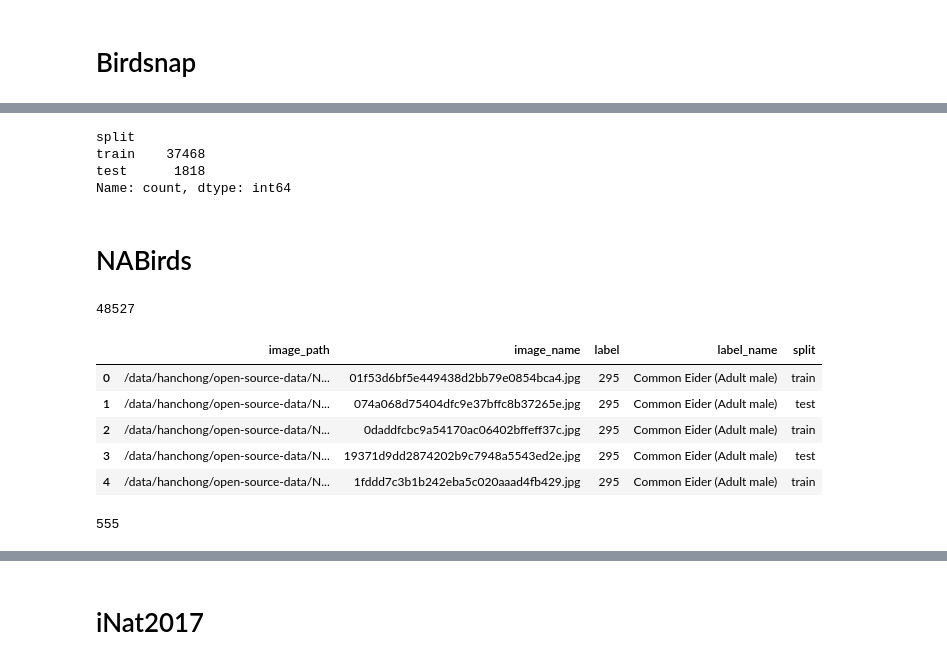
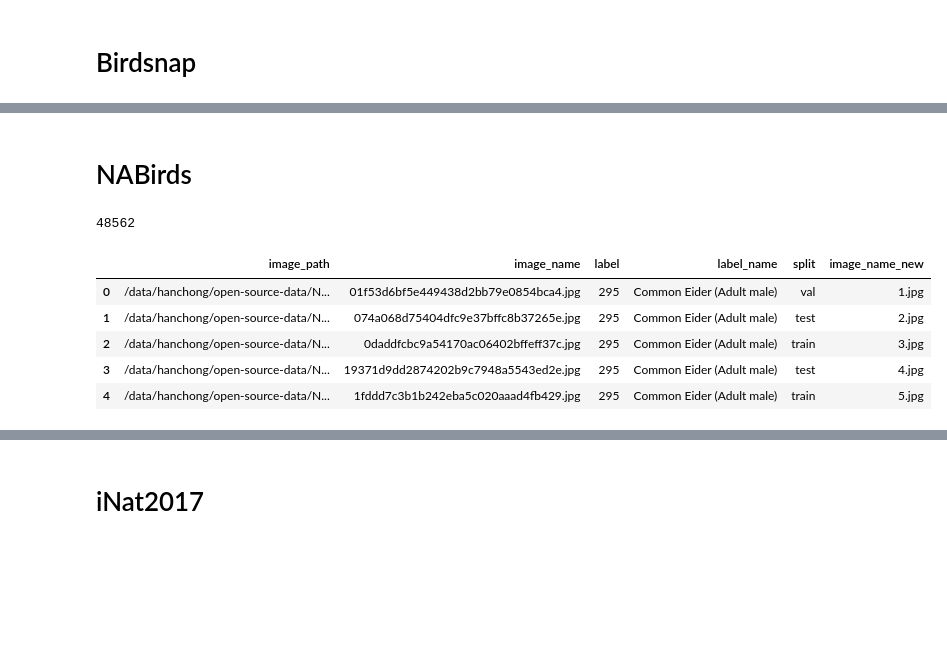
Before and after one commit to ChuaHanChong/Fine-Grained-Recognition-Using-Pretrained-Self-Supervised-Models, a Jupyter notebook: data-preparation-1.ipynb, the cells around one changed output, grey strips where cells are left out. Saved outputs shown, nothing was run; the diff lists cells and outputs as text; code cells hidden in the pictures; blank space fills up the shorter version.

Commit message:
Add data preparation notebook for multiple datasets including Oxford Flowers, CUB200-2011, Stanford Dogs, and more

```diff
--- a/data-preparation.ipynb
+++ b/data-preparation-1.ipynb
@@ -189,6 +175,9 @@ split_df = pd.concat(
 
 df = pd.merge(df, split_df, on="image_path")
 
+val_df = df[df["split"] == "train"].groupby("label").sample(n=5, random_state=42)
+df.loc[val_df.index, "split"] = "val"
+
 print(len(df))
 df.head()
 # %% [output]
@@ -429,6 +409,9 @@ for index, label_name in enumerate(sorted(df["label_name"].unique())):
 df["label"] = df["label_name"].apply(lambda x: label_name_mapping[x])
 df["split"] = df.apply(lambda x: split_mapping.get(f"{x['label_name']}/{x['image_name']}", "train"), axis=1)
 
+val_df = df[df["split"] == "train"].groupby("label").sample(n=5, random_state=42)
+df.loc[val_df.index, "split"] = "val"
+
 print(len(df))
 df.head()
 # %% [output]
@@ -462,50 +425,72 @@ Name: count, Length: 500, dtype: int64
-# %%
-df["split"].value_counts()
-# %% [output]
-split
-train    37468
-test      1818
-Name: count, dtype: int64
+# %%
+output_folder = Path("/data/hanchong/open-source-data/Birdsnap/processed-data")
+output_folder.mkdir(parents=True, exist_ok=True)
+
+df[['label', 'label_name']].drop_duplicates().sort_values(by='label').to_csv(output_folder / "labels.txt", index=False, header=False)
+df['split'].value_counts().rename('count').reset_index().to_csv(output_folder / "split-counts.csv", index=False)
+
+for split in ['train', 'val', 'test']:
+    _df = df[df['split'] == split]
+    _df.to_csv(output_folder / f"df_{split}.csv", index=False)
+    _df.groupby(['label', 'label_name']).size().rename('count').reset_index().sort_values(by='label').to_csv(output_folder / f"category-counts_{split}.csv", index=False)
+
+    split_output_folder = output_folder / split
+    split_output_folder.mkdir(parents=True, exist_ok=True)
+
+    for _, row in tqdm(_df.iterrows(), total=len(_df)):
+        if split == 'test':
+            output_path = split_output_folder / row['image_name']
+        else:
+            output_path = split_output_folder / str(row['label']) / row['image_name']
+            output_path.parent.mkdir(parents=True, exist_ok=True)
+
+        if output_path.exists():
+            continue
+
+        output_path.symlink_to(row['image_path'])
 # %% [markdown]
 # NABirds
 # %%
-paths = Path("/data/hanchong/open-source-data/NABirds/raw-data/images").rglob("*.jpg")
+paths = Path("/data/hanchong/open-source-data/NABirds/raw-data/images").rglob("*.*")
 paths = sorted(paths)
 
 label_name_mapping = {}
 with open("/data/hanchong/open-source-data/NABirds/raw-data/classes.txt") as f:
     for line in f.readlines():
         label = line.strip().split(" ", 1)[0]
         label_name = line[len(label) + 1 :].strip()
         label_name_mapping[int(label)] = label_name
 
 split_mapping = {}
 with open("/data/hanchong/open-source-data/NABirds/raw-data/train_test_split.txt") as f:
     for line in f.readlines():
         image_name, split = line.strip().split(" ")
-        split_mapping["".join(image_name.split("-")) + ".jpg"] = {0: "test", 1: "train"}[int(split)]
+        split_mapping["".join(image_name.split("-"))] = {0: "test", 1: "train"}[int(split)]
 
 df = pd.DataFrame(
     {
         "image_path": paths,
         "image_name": [path.name for path in paths],
         "label": [int(path.parent.name) for path in paths],
     }
 )
 df["label_name"] = df["label"].apply(lambda x: label_name_mapping[x])
-df["split"] = df["image_name"].apply(lambda x: split_mapping[x])
+df["split"] = df["image_name"].apply(lambda x: split_mapping[x.split(".")[0]])
+
+val_df = df[df["split"] == "train"].groupby("label").apply(
+    lambda x: x.sample(n=2 if len(x) < 15 else 5, random_state=42), include_groups=False
+)
+df.loc[val_df.index.get_level_values(1), "split"] = "val"
+
+df['image_name_new'] = (df.index + 1).astype(str) + ".jpg"
 
 print(len(df))
 df.head()
 # %% [output]
-48527
+48562
-|  | image_path | image_name | label | label_name | split |
-| 0 | /data/hanchong/open-source-data/N... | 01f53d6bf5e449438d2bb79e0854bca4.jpg | 295 | Common Eider (Adult male) | train |
-| 1 | /data/hanchong/open-source-data/N... | 074a068d75404dfc9e37bffc8b37265e.jpg | 295 | Common Eider (Adult male) | test |
-| 2 | /data/hanchong/open-source-data/N... | 0daddfcbc9a54170ac06402bffeff37c.jpg | 295 | Common Eider (Adult male) | train |
-| 3 | /data/hanchong/open-source-data/N... | 19371d9dd2874202b9c7948a5543ed2e.jpg | 295 | Common Eider (Adult male) | test |
-| 4 | /data/hanchong/open-source-data/N... | 1fddd7c3b1b242eba5c020aaad4fb429.jpg | 295 | Common Eider (Adult male) | train |
+|  | image_path | image_name | label | label_name | split | image_name_new |
+| 0 | /data/hanchong/open-source-data/N... | 01f53d6bf5e449438d2bb79e0854bca4.jpg | 295 | Common Eider (Adult male) | val | 1.jpg |
+| 1 | /data/hanchong/open-source-data/N... | 074a068d75404dfc9e37bffc8b37265e.jpg | 295 | Common Eider (Adult male) | test | 2.jpg |
+| 2 | /data/hanchong/open-source-data/N... | 0daddfcbc9a54170ac06402bffeff37c.jpg | 295 | Common Eider (Adult male) | train | 3.jpg |
+| 3 | /data/hanchong/open-source-data/N... | 19371d9dd2874202b9c7948a5543ed2e.jpg | 295 | Common Eider (Adult male) | test | 4.jpg |
+| 4 | /data/hanchong/open-source-data/N... | 1fddd7c3b1b242eba5c020aaad4fb429.jpg | 295 | Common Eider (Adult male) | train | 5.jpg |
-# %%
-df["label"].nunique()
-# %% [output]
-555
```
Also changed, not shown: parts of 45 cells of this notebook, 1 other file.
